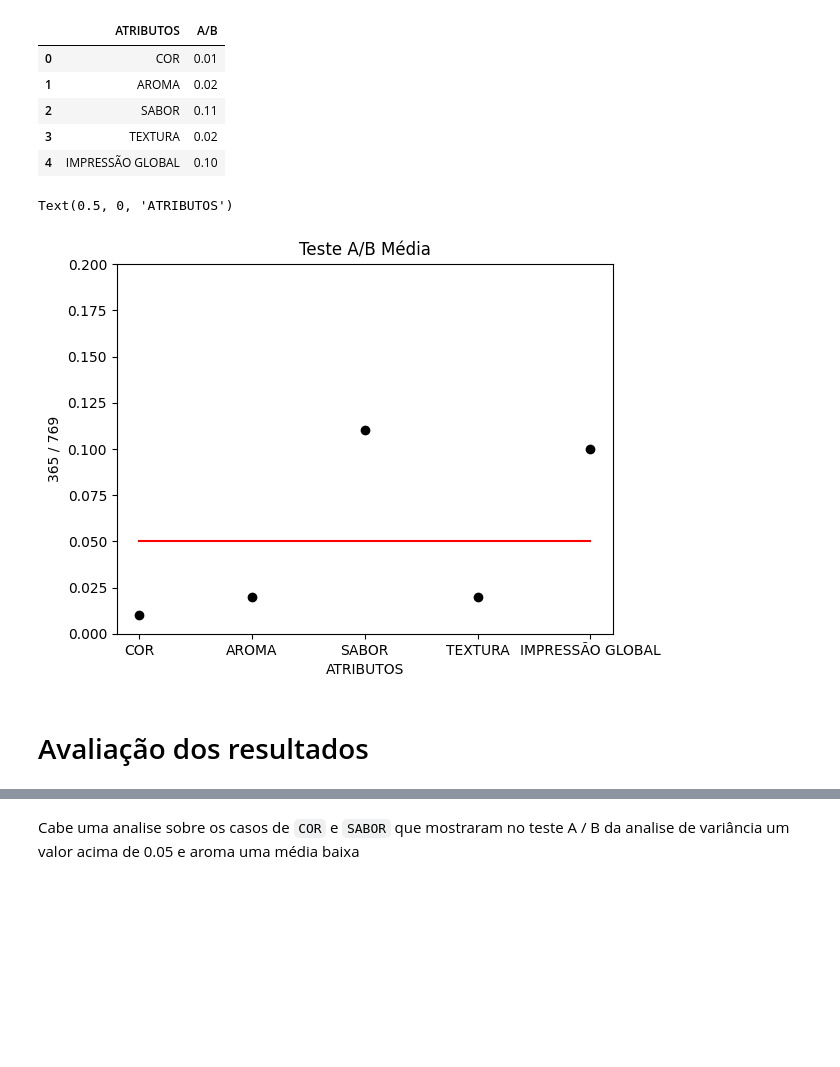
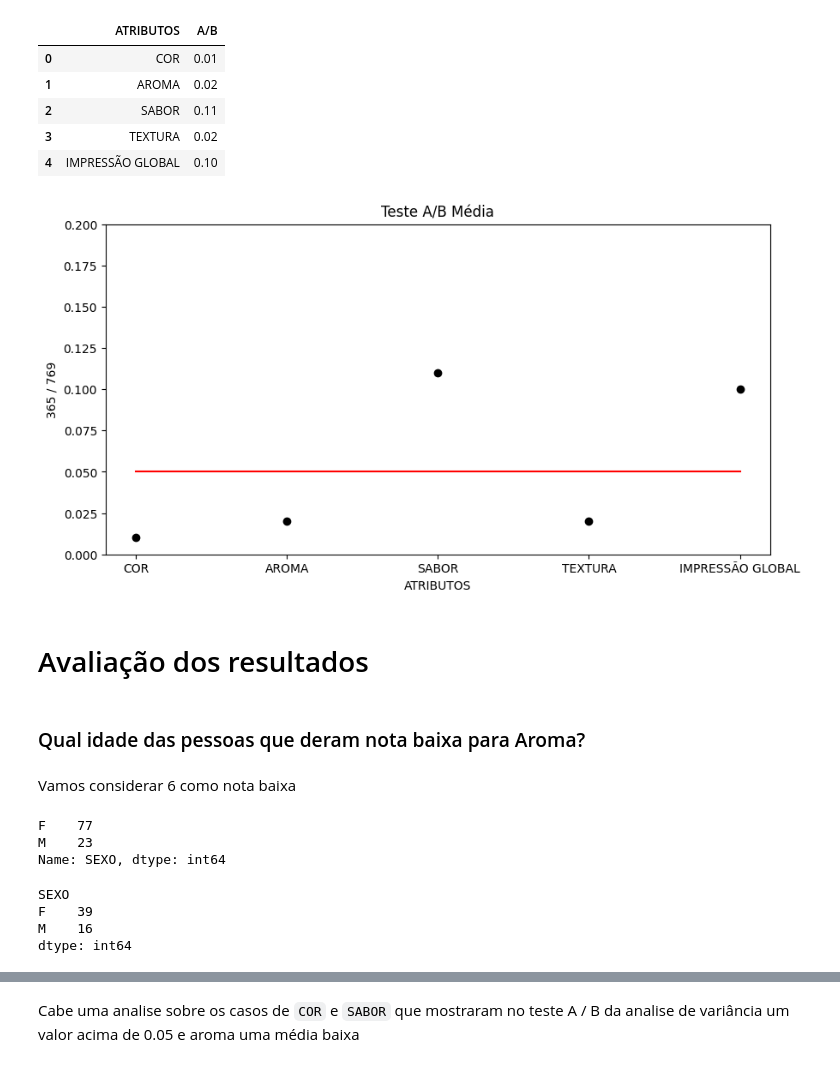
Before and after one commit to CarlosDouradoPGR/Portifolio, a Jupyter notebook: Analise_comercial/Bala_acai.ipynb, the cells around one changed output, grey strips where cells are left out. Saved outputs shown, nothing was run; the diff lists cells and outputs as text; code cells hidden in the pictures; blank space fills up the shorter version.

```diff
--- a/Analise_comercial/Bala_acai.ipynb
+++ b/Analise_comercial/Bala_acai.ipynb
@@ -414,17 +430,37 @@ AB_test_m
 | 3 | TEXTURA | 0.02 |
 | 4 | IMPRESSÃO GLOBAL | 0.10 |
 # %%
-fig, ax = plt.subplots()
+plt.close("all")
+fig, ax = plt.subplots(figsize=(10,5))
 
 ax.scatter(categories, AB_test_m["A/B"], color='black')
 ax.set(ylim=(0,0.2))
 ax.axhline(y=0.5, color='r')
 ax.set(title="Teste A/B Média")
 ax.plot(categories, [0.05] * 5, color="r")
 plt.ylabel("365 / 769")
 plt.xlabel('ATRIBUTOS')
+
+plt.savefig("Teste_AB_media.png", dpi=400)
+plt.show()
 # %% [output]
-Text(0.5, 0, 'ATRIBUTOS')
-[figure, old version]
+[figure, new version]
 # %% [markdown]
 # Avaliação dos resultados
+# %% [markdown]
+### Qual idade das pessoas que deram nota baixa para Aroma?
+# %% [markdown]
+Vamos considerar 6 como nota baixa
+# %%
+df365["SEXO"].value_counts()
+# %% [output]
+F    77
+M    23
+Name: SEXO, dtype: int64
+# %%
+df365[df365["AROMA"] <= 6].value_counts("SEXO")
+# %% [output]
+SEXO
+F    39
+M    16
+dtype: int64
```
Also changed, not shown: parts of 47 cells of this notebook, 7 other files.
